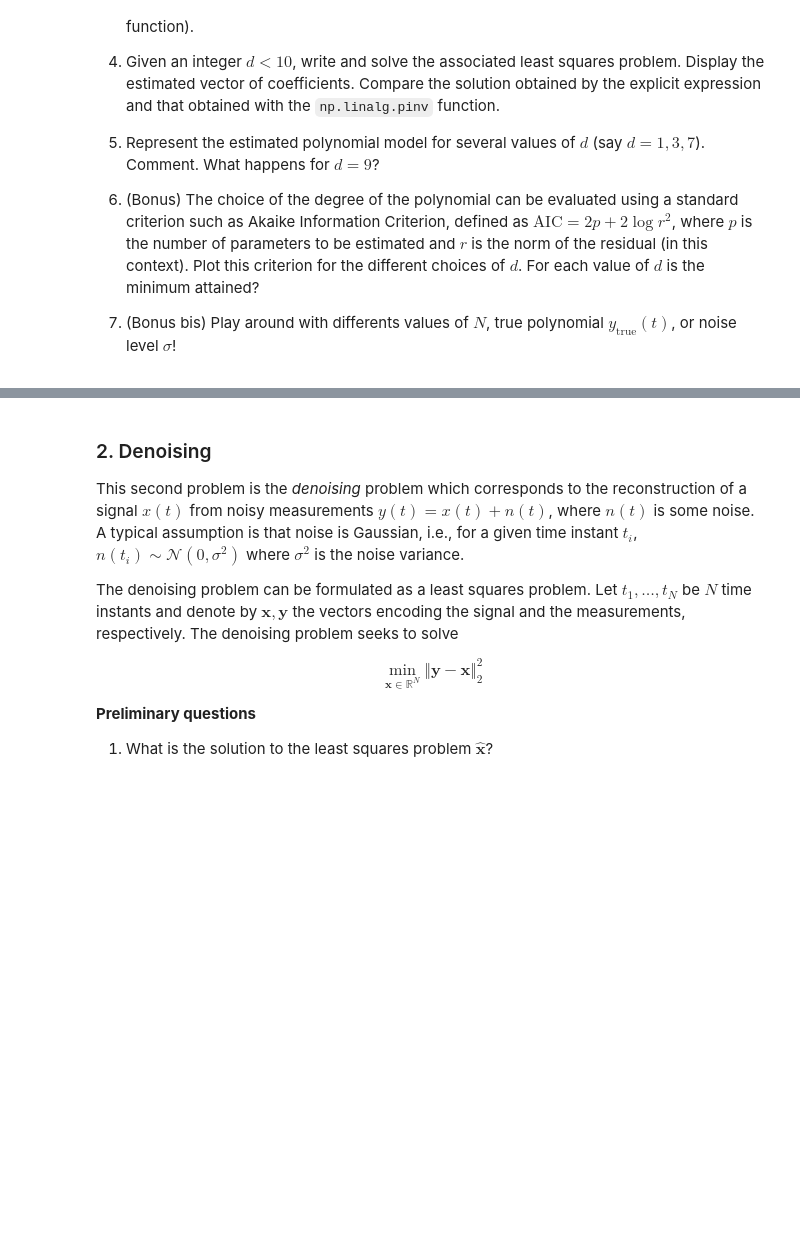
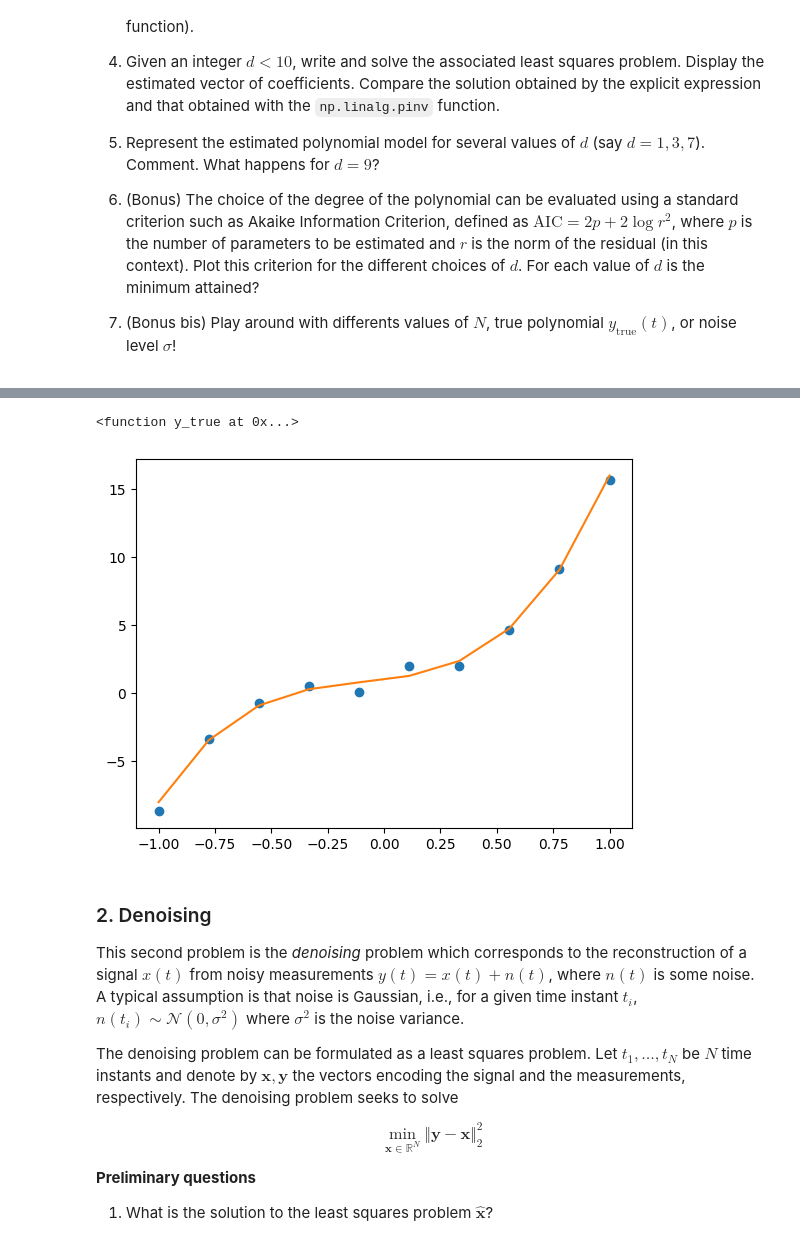
Before and after one commit to imalihaider/Electif-Optimisation-LABWORK, a Jupyter notebook: labs/LW1.ipynb, the cells around one changed output, grey strips where cells are left out. Saved outputs shown, nothing was run; the diff lists cells and outputs as text; code cells hidden in the pictures; blank space fills up the shorter version.

```diff
--- a/labs/LW1.ipynb
+++ b/labs/LW1.ipynb
@@ -58,3 +56,15 @@ def
+# %%
+# question 2
+print(y_true)
+N=10
+t=np.linspace(-1, 1, N)
+y=y_true(t)+np.random.normal(0, 1, N)
+plt.plot(t, y, 'o')
+plt.plot(t, y_true(t))
+plt.show()
+# %% [output]
+<function y_true at 0x...>
+[figure, added]
 # %%
 # question 3
 # %%
```
Also changed, not shown: parts of 2 cells of this notebook.
